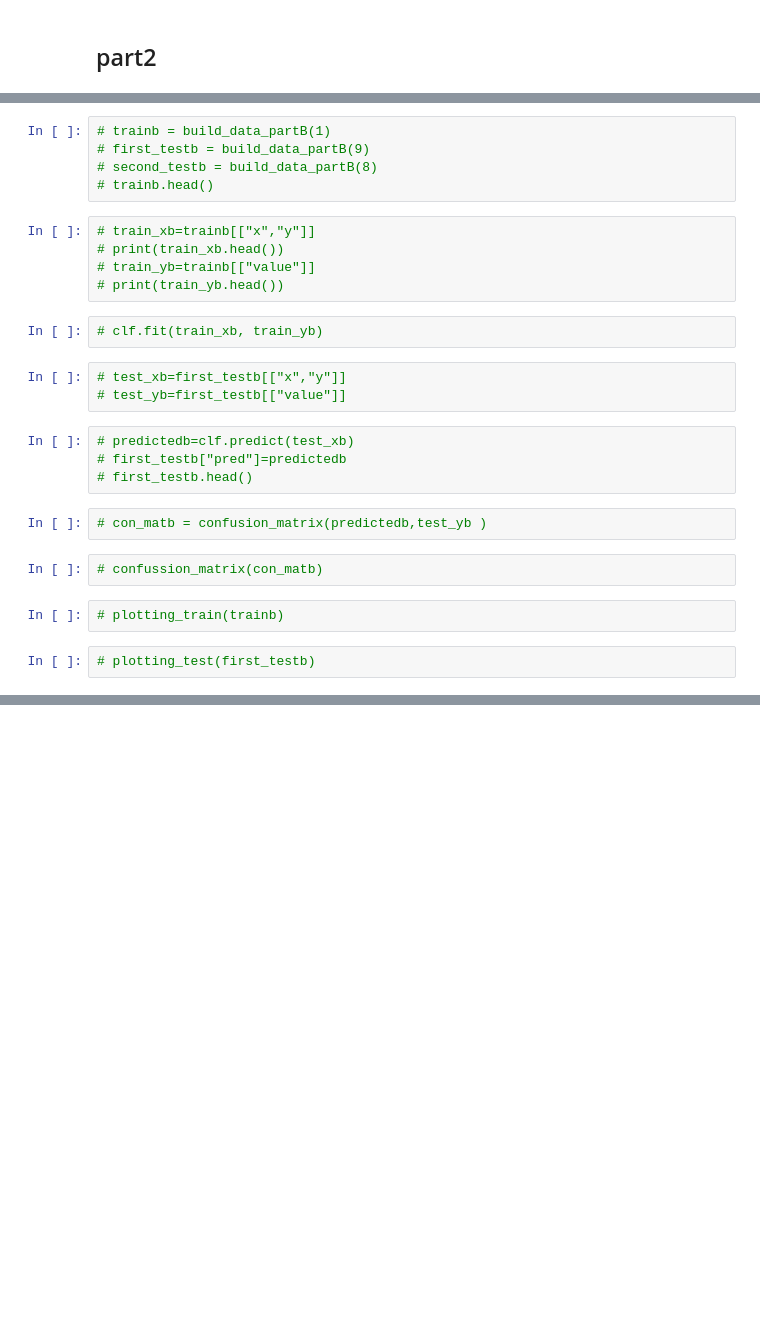
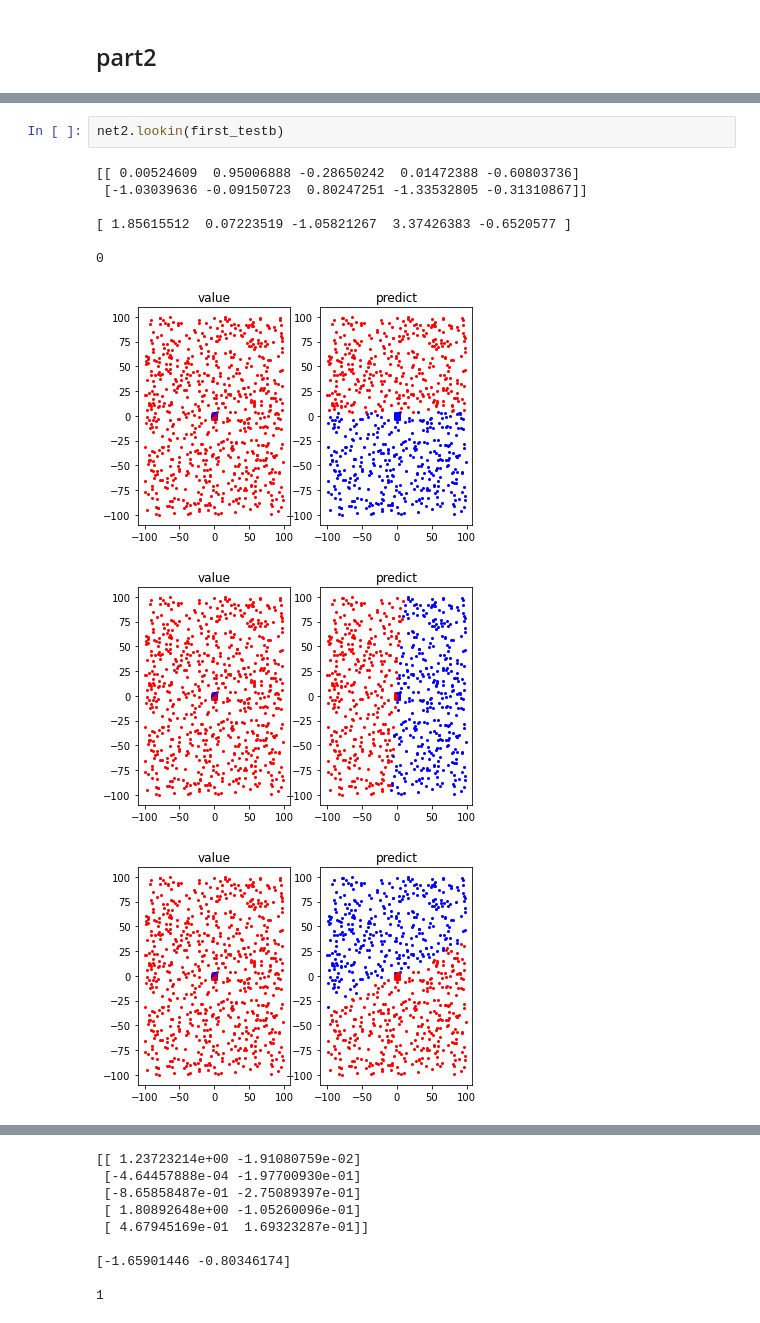
Before and after one commit to TaliaSeada/NeuroComputation_firstProject, a Jupyter notebook: C_D/C D.ipynb, the cells around one changed output, grey strips where cells are left out. Cells and saved outputs as stored; diff of their text form; blank space fills up the shorter version.

```diff
--- a/C_D/C D.ipynb
+++ b/C_D/C D.ipynb
@@ -450,27 +470,12 @@ plotting train
-# %%
-# trainb = build_data_partB(1)
-# first_testb = build_data_partB(9)
-# second_testb = build_data_partB(8)
-# trainb.head()
-# %%
-# train_xb=trainb[["x","y"]]
-# print(train_xb.head())
-# train_yb=trainb[["value"]]
-# print(train_yb.head())
-# %%
-# clf.fit(train_xb, train_yb)
-# %%
-# test_xb=first_testb[["x","y"]]
-# test_yb=first_testb[["value"]]
-# %%
-# predictedb=clf.predict(test_xb)
-# first_testb["pred"]=predictedb
-# first_testb.head()
-# %%
-# con_matb = confusion_matrix(predictedb,test_yb )
-# %%
-# confussion_matrix(con_matb)
-# %%
-# plotting_train(trainb)
-# %%
-# plotting_test(first_testb)
+# %%
+net2.lookin(first_testb)
+# %% [output]
+[[ 0.00524609  0.95006888 -0.28650242  0.01472388 -0.60803736]
+ [-1.03039636 -0.09150723  0.80247251 -1.33532805 -0.31310867]]
+
+[ 1.85615512  0.07223519 -1.05821267  3.37426383 -0.6520577 ]
+
+0
+[figure, added]
+[figure, added]
+[figure, added]
@@ -476,0 +484,9 @@ plotting train
+[[ 1.23723214e+00 -1.91080759e-02]
+ [-4.64457888e-04 -1.97700930e-01]
+ [-8.65858487e-01 -2.75089397e-01]
+ [ 1.80892648e+00 -1.05260096e-01]
+ [ 4.67945169e-01  1.69323287e-01]]
+
+[-1.65901446 -0.80346174]
+
+1
```
Also changed, not shown: parts of 36 cells of this notebook.
